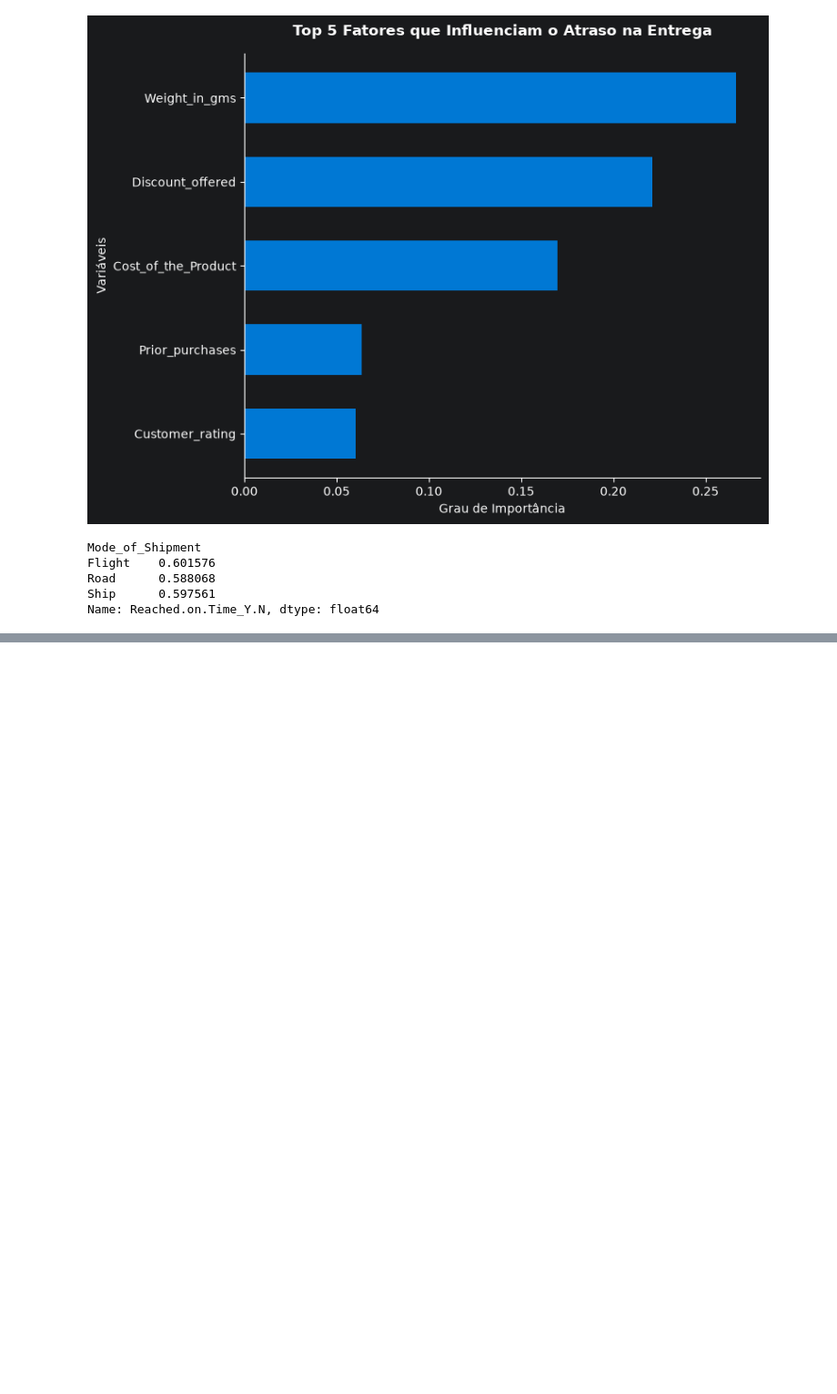
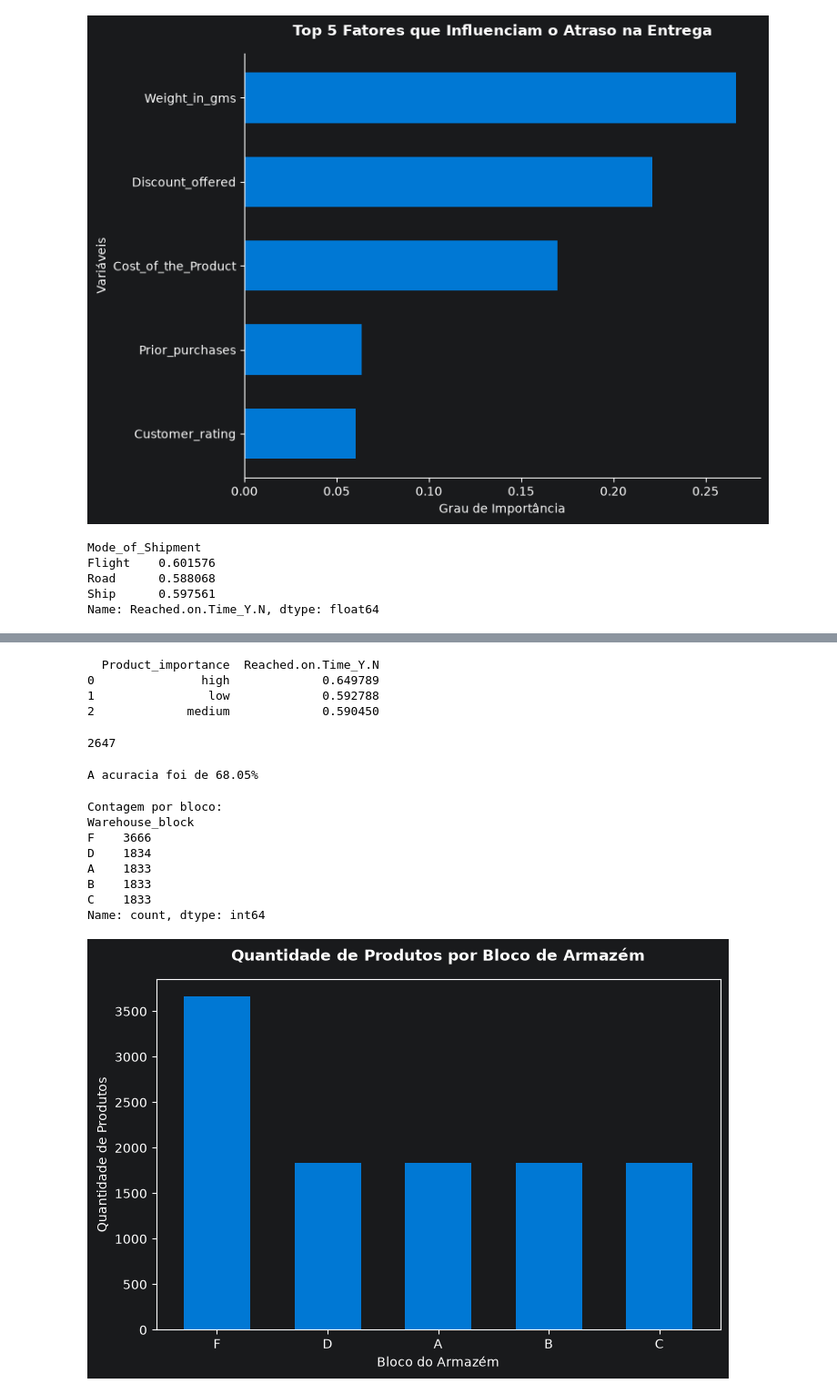
Before and after one commit to matheuspelegrinim-blip/PyCharmMiscProject, a Jupyter notebook: analise.ipynb, the cells around one changed output, grey strips where cells are left out. Shown at 91% size. Saved outputs shown, nothing was run; the diff lists cells and outputs as text; code cells hidden in the pictures; blank space fills up the shorter version.

```diff
--- a/analise.ipynb
+++ b/analise.ipynb
@@ -358,0 +394,54 @@ plt.show()
+# %%
+importancia_por_atraso = (df.groupby("Product_importance")["Reached.on.Time_Y.N"].mean().reset_index())
+print(importancia_por_atraso)
+# %% [output]
+  Product_importance  Reached.on.Time_Y.N
+0               high             0.649789
+1                low             0.592788
+2             medium             0.590450
+# %%
+filtro = len(df[df['Discount_offered']> 10])
+print(filtro)
+# %% [output]
+2647
+# %%
+modelo_2 = DecisionTreeClassifier(max_depth=6
+                                  , random_state=42)
+modelo_2.fit(X_train, y_train)
+previsao_2 = modelo_2.predict(X_test)
+precisao_2 = accuracy_score(y_test, previsao_2)
+print(f"A acuracia foi de {precisao_2* 100:.2f}%")
+# %% [output]
+A acuracia foi de 68.05%
+# %%
+contagem_blocos = df['Warehouse_block'].value_counts()
+
+print("Contagem por bloco:")
+print(contagem_blocos)
+
+# 2. Configura o tamanho da figura do gráfico
+plt.figure(figsize=(8, 5))
+
+# 3. Plota o gráfico de barras diretamente usando o pandas/matplotlib
+contagem_blocos.plot(kind='bar', color='#0078D4', width=0.6)
+
+# 4. Adiciona título e rótulos para ficar organizado
+plt.title(
+    'Quantidade de Produtos por Bloco de Armazém', fontsize=12, weight='bold', pad=15
+)
+plt.xlabel('Bloco do Armazém', fontsize=10)
+plt.ylabel('Quantidade de Produtos', fontsize=10)
+plt.xticks(rotation=0)  # Mantém as letras dos blocos (A, B, C...) retinhas
+
+# 5. Mostra o gráfico na tela
+plt.show()
+# %% [output]
+Contagem por bloco:
+Warehouse_block
+F    3666
+D    1834
+A    1833
+B    1833
+C    1833
+Name: count, dtype: int64
+[figure, added]
```
Also changed, not shown: parts of 10 cells of this notebook.
